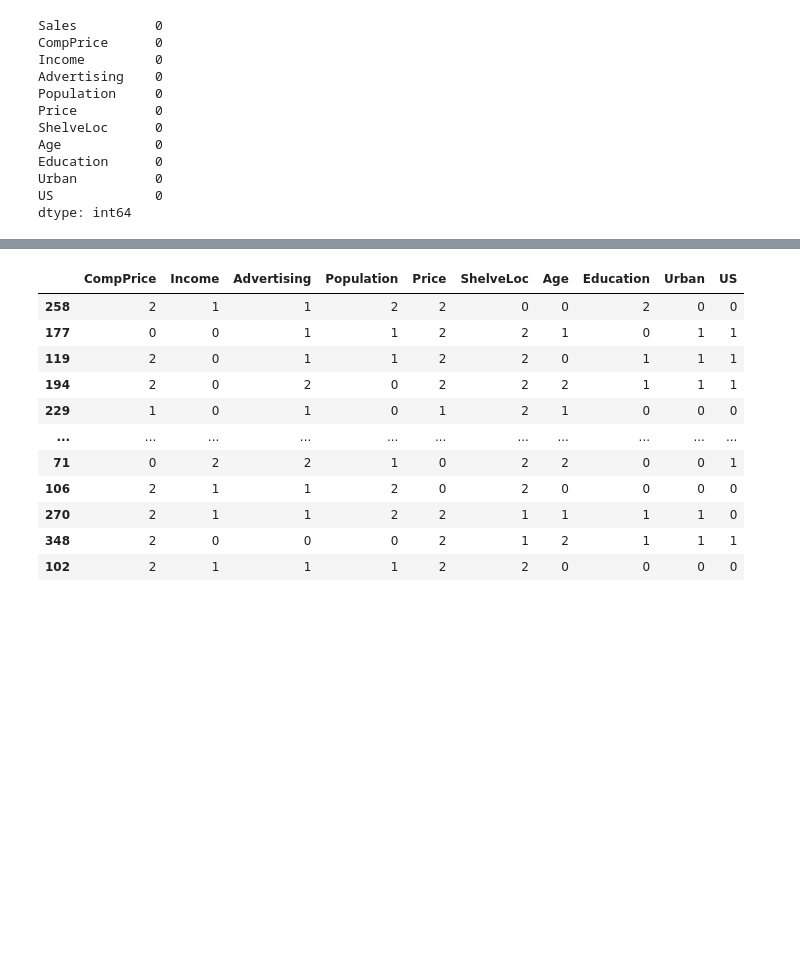
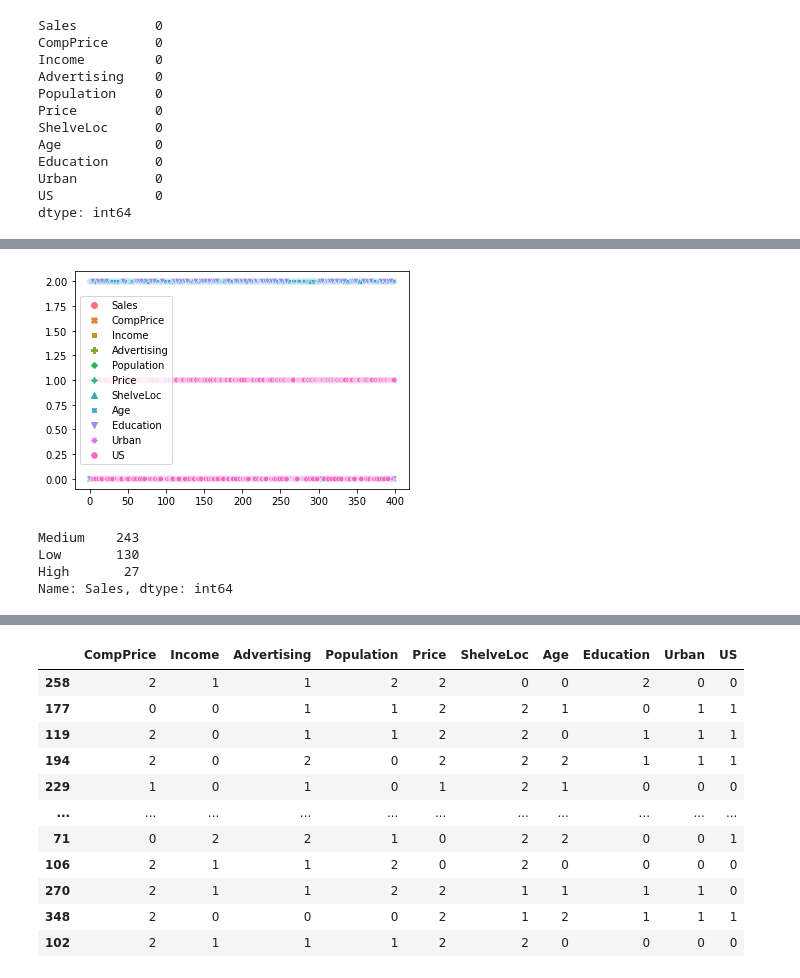
Before and after one commit to Ashwinibs19/Assignment-11Decision-tree-Company_data, a Jupyter notebook: Assignment 11 Decision tree Company data.ipynb, the cells around one changed output, grey strips where cells are left out. Cells and saved outputs as stored; diff of their text form; code cells hidden in the pictures; blank space fills up the shorter version.

```diff
--- a/Assignment 11 Decision tree Company data.ipynb
+++ b/Assignment 11 Decision tree Company data.ipynb
@@ -276,0 +180,14 @@ Name: Sales, Length: 400, dtype: int32
+# %%
+sns.scatterplot(
+              data=data
+             )
+plt.show()
+# %% [output]
+[figure, added]
+# %%
+data['Sales'].value_counts()
+# %% [output]
+Medium    243
+Low       130
+High       27
+Name: Sales, dtype: int64
```
Also changed, not shown: parts of 33 cells of this notebook.
